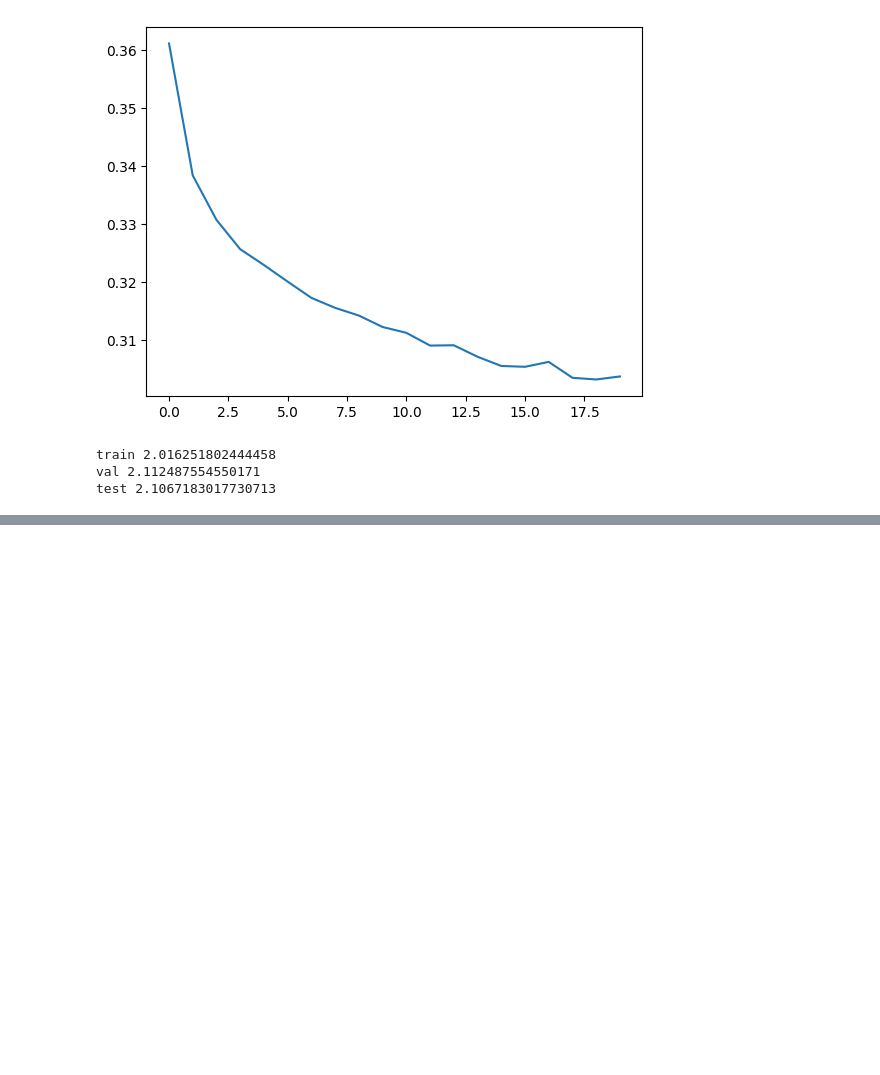
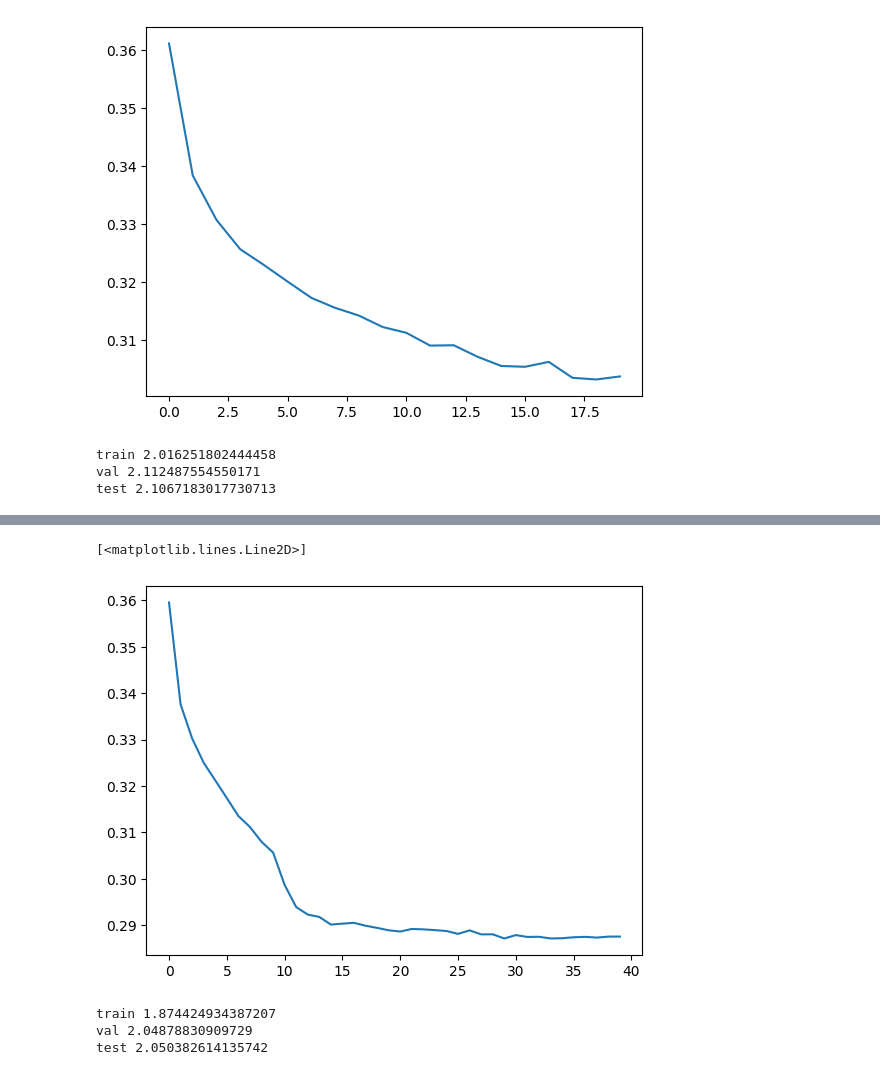
Before and after one commit to tripathysagar/karpathy-nn, a Jupyter notebook: cnn/cnn.ipynb, the cells around one changed output, grey strips where cells are left out. Drawn from its saved outputs; the diff is of its cells as text; code cells hidden in the pictures; blank space fills up the shorter version.

```diff
--- a/cnn/cnn.ipynb
+++ b/cnn/cnn.ipynb
@@ -296,0 +327,3 @@ test 2.1067183017730713
+# %%
+x = torch.randn((bs, block_size//2, n_embd * 2))
+x.shape
@@ -296,0 +398,4 @@ test 2.1067183017730713
+# %%
+pred = model(Xtr)
+loss = F.cross_entropy(pred, Ytr)
+pred.shape, loss
@@ -296,0 +404,29 @@ test 2.1067183017730713
+# %%
+n_iters = 20_000 * 2
+# %%
+lossi = []
+for i in range(n_iters):
+  ix = torch.randint(0, Xtr.shape[0], (bs,))
+  Xb, Yb = Xtr[ix], Ytr[ix] # batch
+
+  pred = model(Xb)
+
+  loss = F.cross_entropy(pred, Yb)
+
+  # backward pass
+  model.zero_grad()
+  loss.backward()
+
+  # update
+  lr = 0.5 if i < 10_000 else 0.009 # step learning rate decay
+  with torch.no_grad():
+      for p in model.parameters():
+          if p.grad is not None:
+            p.data -= lr * p.grad
+
+  if i % 1000 == 0:
+    print(f"{i} -> {loss.item():.4f}")
+
+  lossi.append(loss.log10().item())
+  #if i >= 1000:
+  #  break
@@ -296,0 +451,26 @@ test 2.1067183017730713
+# %%
+plt.plot(torch.tensor(lossi).view(-1, 1000).mean(1))
+# %% [output]
+[<matplotlib.lines.Line2D>]
+[figure, added]
+# %%
+@torch.no_grad
+def split_loss(split):
+        x,y = {
+            'train': (Xtr, Ytr),
+            'val': (Xdev, Ydev),
+            'test': (Xte, Yte),
+        }[split]
+
+        model.eval()
+        pred = model(x)
+        loss = F.cross_entropy(pred, y)
+        print(split, loss.item())
+
+split_loss('train')
+split_loss('val')
+split_loss('test')
+# %% [output]
+train 1.874424934387207
+val 2.04878830909729
+test 2.050382614135742
```
Also changed, not shown: parts of 14 cells of this notebook, 2 other files.
